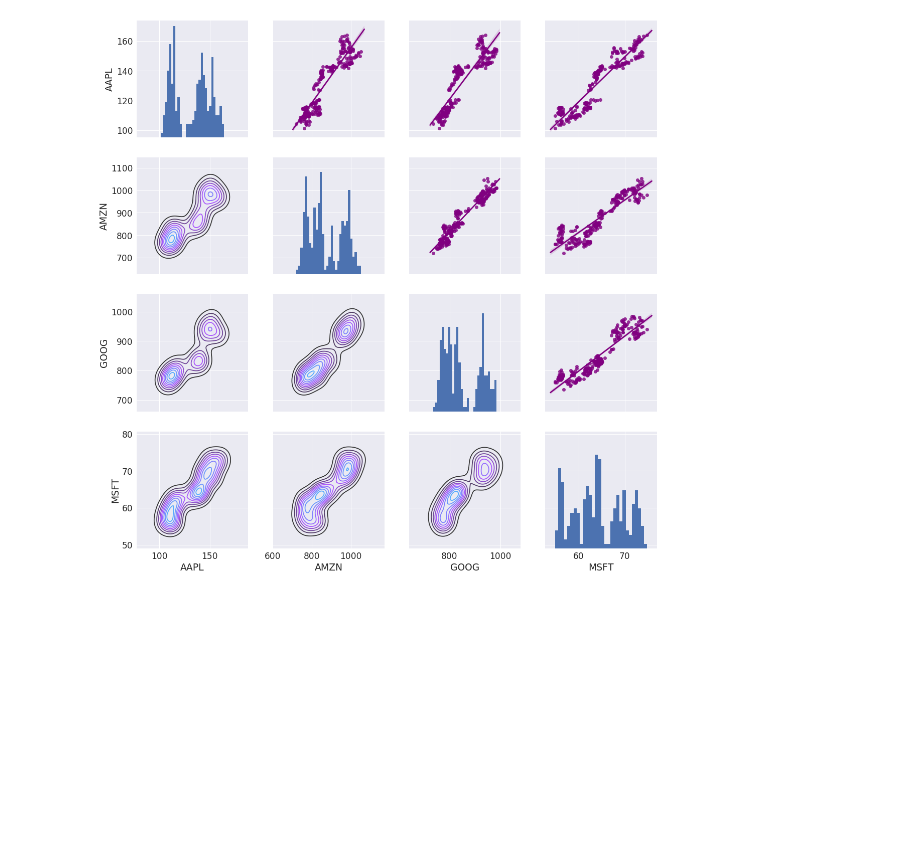
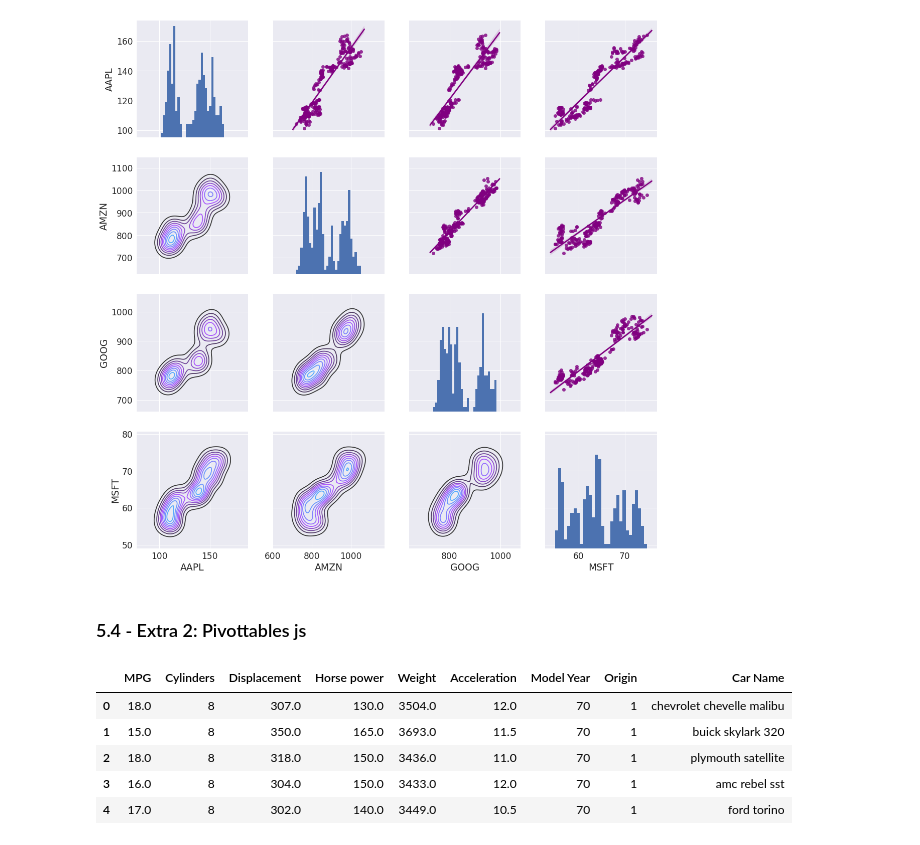
Before and after one commit to guimarais/ipc, a Jupyter notebook: 5 - Data sets with pandas.ipynb, the cells around one changed output. Cells and saved outputs as stored; diff of their text form; code cells hidden in the pictures; blank space fills up the shorter version.

Commit message:
Added pivot table example. Refined the intro commands.

```diff
--- a/5 - Data sets with pandas.ipynb
+++ b/5 - Data sets with pandas.ipynb
@@ -203,3 +203,5 @@ returns_fig.map_diag(plt.hist,bins=30)
 # %% [output]
 <seaborn.axisgrid.PairGrid at 0x...>
 [figure]
+# %% [markdown]
+### 5.4 - Extra 2: Pivottables js
@@ -205,0 +212,11 @@ returns_fig.map_diag(plt.hist,bins=30)
+# %%
+url = "https://archive.ics.uci.edu/ml/machine-learning-databases/auto-mpg/auto-mpg.data"
+df = pd.read_csv(url, sep = '\s+',names = ['MPG','Cylinders','Displacement','Horse power','Weight','Acceleration','Model Year','Origin','Car Name'])
+df.head()
+# %% [output]
+|  | MPG | Cylinders | Displacement | Horse power | Weight | Acceleration | Model Year | Origin | Car Name |
+| 0 | 18.0 | 8 | 307.0 | 130.0 | 3504.0 | 12.0 | 70 | 1 | chevrolet chevelle malibu |
+| 1 | 15.0 | 8 | 350.0 | 165.0 | 3693.0 | 11.5 | 70 | 1 | buick skylark 320 |
+| 2 | 18.0 | 8 | 318.0 | 150.0 | 3436.0 | 11.0 | 70 | 1 | plymouth satellite |
+| 3 | 16.0 | 8 | 304.0 | 150.0 | 3433.0 | 12.0 | 70 | 1 | amc rebel sst |
+| 4 | 17.0 | 8 | 302.0 | 140.0 | 3449.0 | 10.5 | 70 | 1 | ford torino |
```
Also changed, not shown: parts of 2 cells of this notebook, 1 other file.
